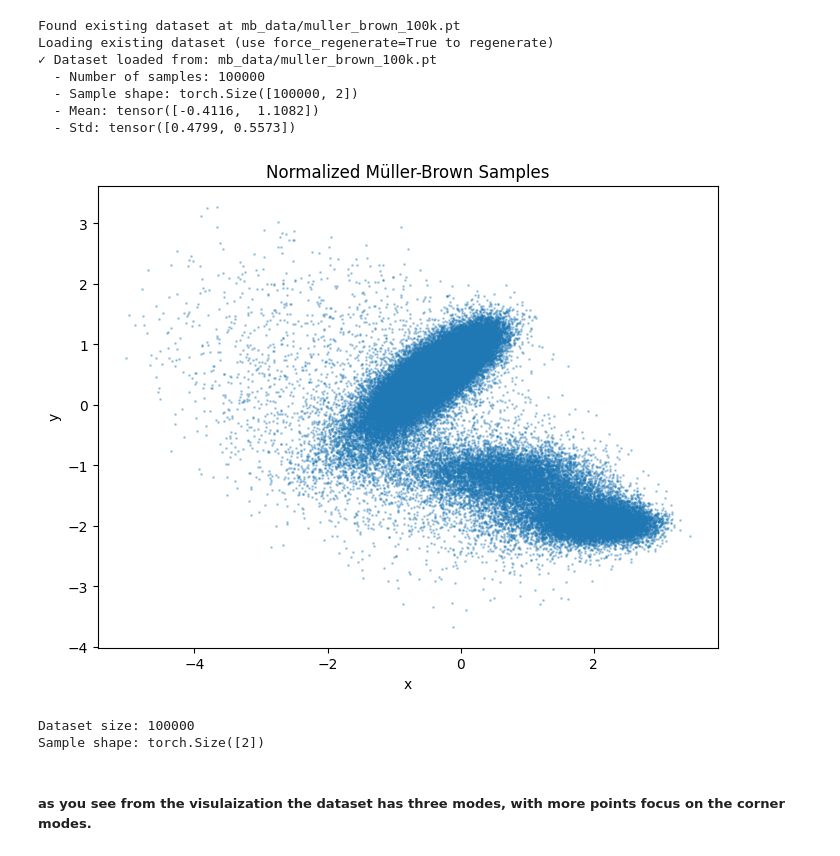
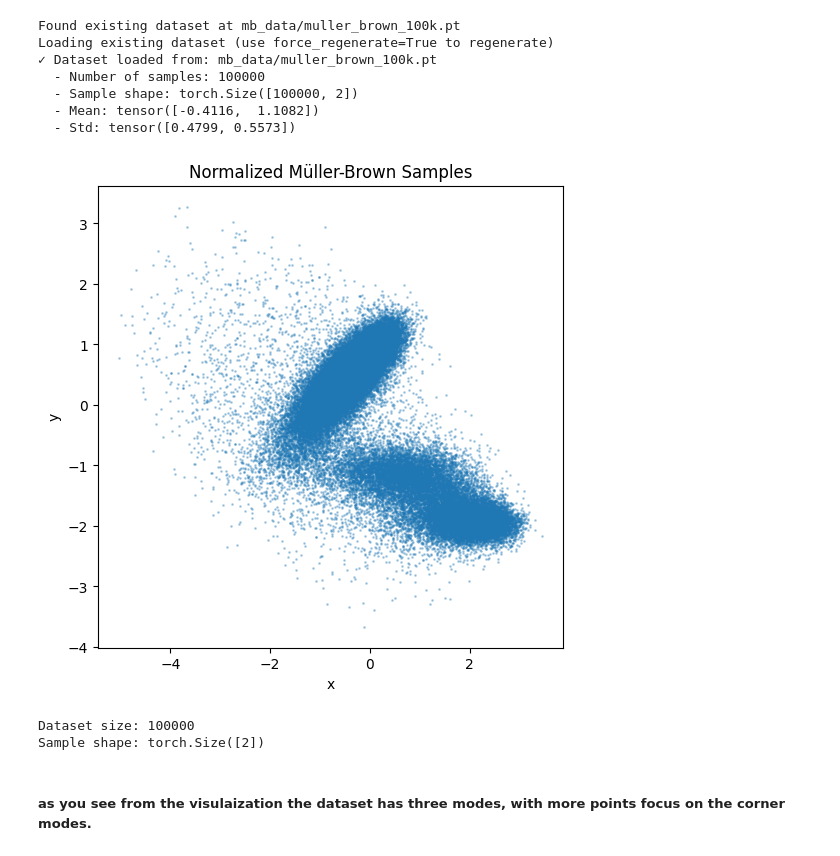
Before and after one commit to LoqmanSamani/physics_aware_diffusion, a Jupyter notebook: Untitled.ipynb, the cells around one changed output. Saved outputs shown, nothing was run; the diff lists cells and outputs as text; code cells hidden in the pictures.

```diff
--- a/Untitled.ipynb
+++ b/Untitled.ipynb
@@ -74,19 +74,19 @@ dataloader = DataLoader(
 # %%
 # visualize samples
 samples = dataset.samples
-plt.figure(figsize=(8, 6))
+plt.figure(figsize=(6, 6))
 plt.scatter(samples[:, 0], samples[:, 1], alpha=0.3, s=1)
 plt.xlabel('x')
 plt.ylabel('y')
 plt.title('Normalized Müller-Brown Samples')
 plt.savefig('muller_brown_samples.png', dpi=150)
 plt.show()
 plt.close()
 
 print(f"Dataset size: {len(dataset)}")
 print(f"Sample shape: {dataset[0].shape}")
 # %% [output]
-[figure, old version]
+[figure, new version]
 Dataset size: 100000
 Sample shape: torch.Size([2])
 # %% [markdown]
```
Also changed, not shown: parts of 7 cells of this notebook, 3 other files.
